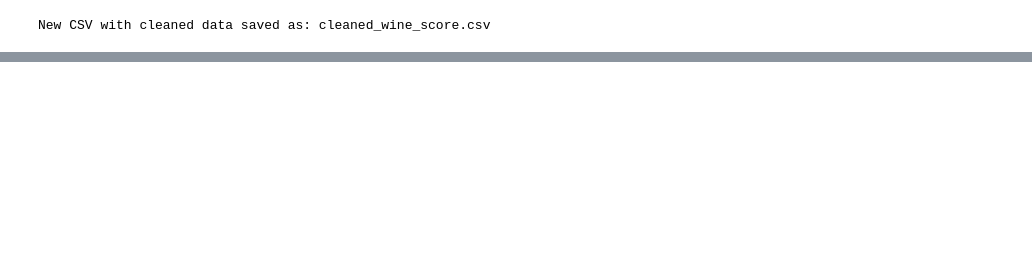
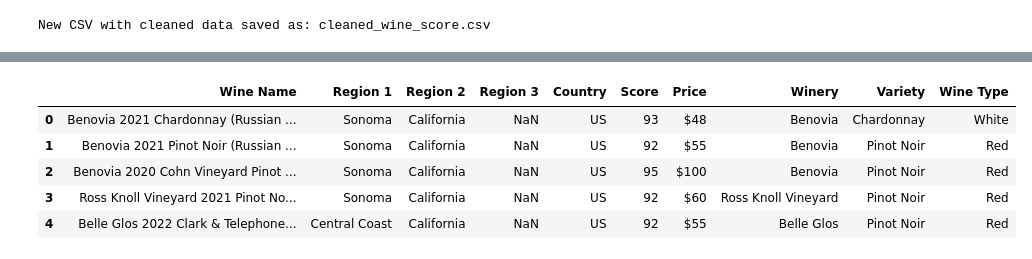
Before and after one commit to georgejieh/predicting_grape_suitability_based_on_climate_and_precipitation, a Jupyter notebook: cleaning_data.ipynb, the cells around one changed output, grey strips where cells are left out. Drawn from its saved outputs; the diff is of its cells as text; code cells hidden in the pictures; blank space fills up the shorter version.

```diff
--- a/cleaning_data.ipynb
+++ b/cleaning_data.ipynb
@@ -230,0 +257,11 @@ New CSV with cleaned data saved as: cleaned_wine_score.csv
+# %%
+# Load Scrapped Data
+scraped = pd.read_csv('webscrapper\output\wine_info.csv')
+scraped.head()
+# %% [output]
+|  | Wine Name | Region 1 | Region 2 | Region 3 | Country | Score | Price | Winery | Variety | Wine Type |
+| 0 | Benovia 2021 Chardonnay (Russian ... | Sonoma | California | NaN | US | 93 | $48 | Benovia | Chardonnay | White |
+| 1 | Benovia 2021 Pinot Noir (Russian ... | Sonoma | California | NaN | US | 92 | $55 | Benovia | Pinot Noir | Red |
+| 2 | Benovia 2020 Cohn Vineyard Pinot ... | Sonoma | California | NaN | US | 95 | $100 | Benovia | Pinot Noir | Red |
+| 3 | Ross Knoll Vineyard 2021 Pinot No... | Sonoma | California | NaN | US | 92 | $60 | Ross Knoll Vineyard | Pinot Noir | Red |
+| 4 | Belle Glos 2022 Clark & Telephone... | Central Coast | California | NaN | US | 92 | $55 | Belle Glos | Pinot Noir | Red |
```
Also changed, not shown: parts of 20 cells of this notebook, 9 other files.
